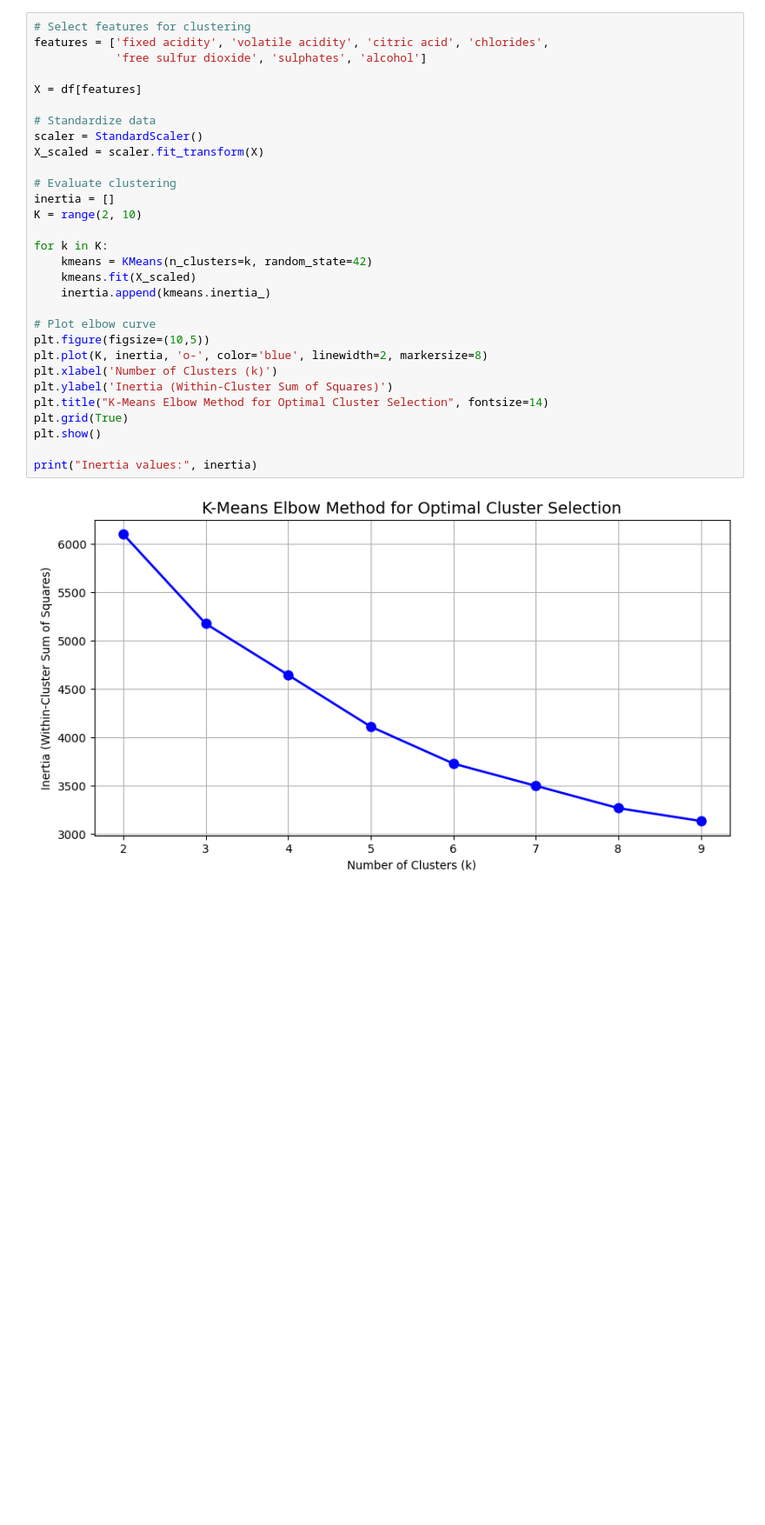
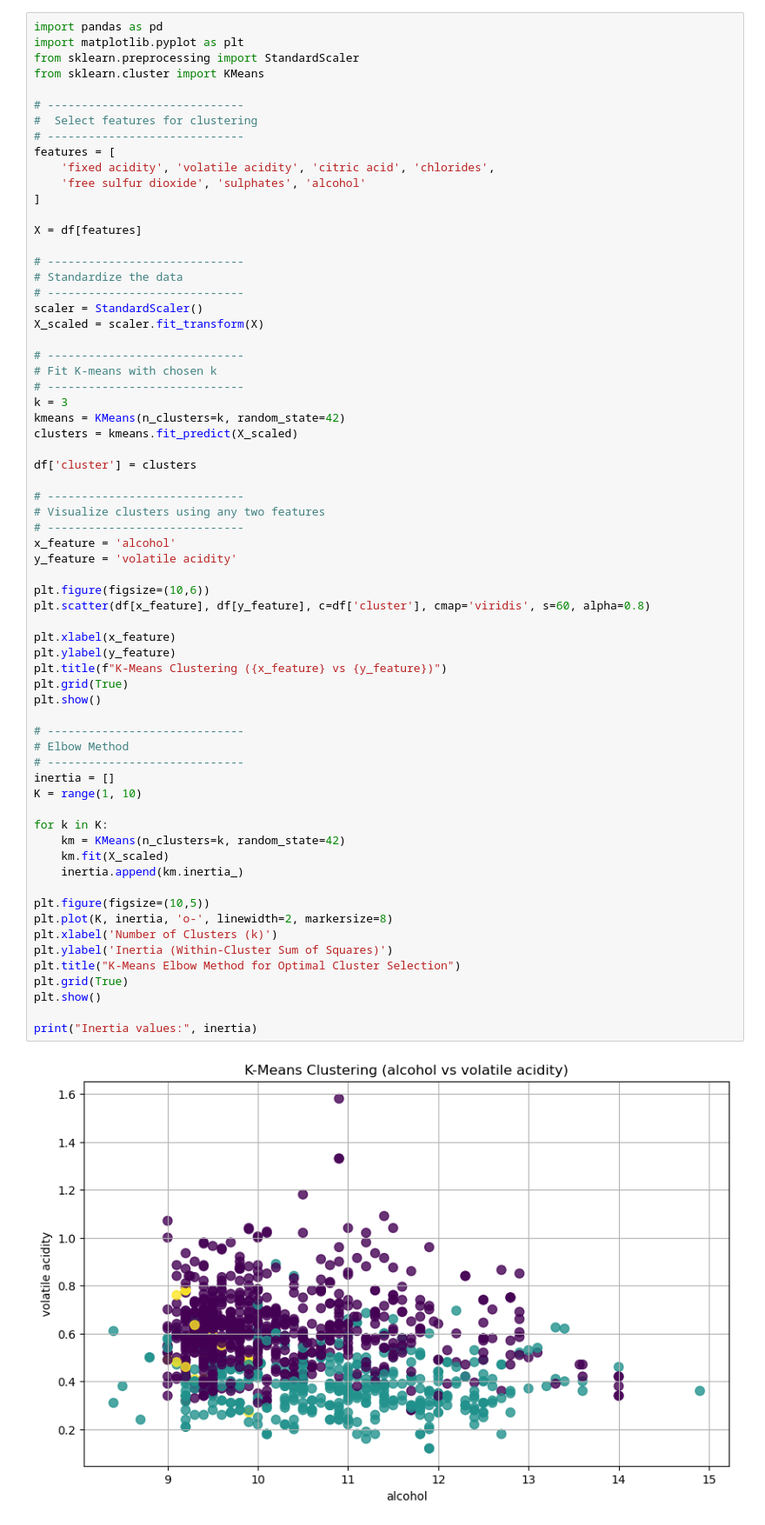
Before and after one commit to AyvaWright/datamining, a Jupyter notebook: Lab4.ipynb, the cells around one changed output. Shown at 87% size. Drawn from its saved outputs; the diff is of its cells as text; blank space fills up the shorter version.

```diff
--- a/Lab4.ipynb
+++ b/Lab4.ipynb
@@ -105,32 +103,68 @@ plt.show()
 # %%
-# Select features for clustering
-features = ['fixed acidity', 'volatile acidity', 'citric acid', 'chlorides',
-            'free sulfur dioxide', 'sulphates', 'alcohol']
+import pandas as pd
+import matplotlib.pyplot as plt
+from sklearn.preprocessing import StandardScaler
+from sklearn.cluster import KMeans
+
+# -----------------------------
+#  Select features for clustering
+# -----------------------------
+features = [
+    'fixed acidity', 'volatile acidity', 'citric acid', 'chlorides',
+    'free sulfur dioxide', 'sulphates', 'alcohol'
+]
 
 X = df[features]
 
-# Standardize data
+# -----------------------------
+# Standardize the data
+# -----------------------------
 scaler = StandardScaler()
 X_scaled = scaler.fit_transform(X)
 
-# Evaluate clustering
+# -----------------------------
+# Fit K-means with chosen k
+# -----------------------------
+k = 3
+kmeans = KMeans(n_clusters=k, random_state=42)
+clusters = kmeans.fit_predict(X_scaled)
+
+df['cluster'] = clusters
+
+# -----------------------------
+# Visualize clusters using any two features
+# -----------------------------
+x_feature = 'alcohol'
+y_feature = 'volatile acidity'
+
+plt.figure(figsize=(10,6))
+plt.scatter(df[x_feature], df[y_feature], c=df['cluster'], cmap='viridis', s=60, alpha=0.8)
+
+plt.xlabel(x_feature)
+plt.ylabel(y_feature)
+plt.title(f"K-Means Clustering ({x_feature} vs {y_feature})")
+plt.grid(True)
+plt.show()
+
+# -----------------------------
+# Elbow Method
+# -----------------------------
 inertia = []
-K = range(2, 10)
+K = range(1, 10)
 
 for k in K:
-    kmeans = KMeans(n_clusters=k, random_state=42)
-    kmeans.fit(X_scaled)
-    inertia.append(kmeans.inertia_)
+    km = KMeans(n_clusters=k, random_state=42)
+    km.fit(X_scaled)
+    inertia.append(km.inertia_)
 
-# Plot elbow curve
 plt.figure(figsize=(10,5))
-plt.plot(K, inertia, 'o-', color='blue', linewidth=2, markersize=8)
+plt.plot(K, inertia, 'o-', linewidth=2, markersize=8)
 plt.xlabel('Number of Clusters (k)')
 plt.ylabel('Inertia (Within-Cluster Sum of Squares)')
-plt.title("K-Means Elbow Method for Optimal Cluster Selection", fontsize=14)
+plt.title("K-Means Elbow Method for Optimal Cluster Selection")
 plt.grid(True)
 plt.show()
 
 print("Inertia values:", inertia)
 # %% [output]
-[figure, old version]
+[figure, new version]
```
Also changed, not shown: parts of 9 cells of this notebook.
